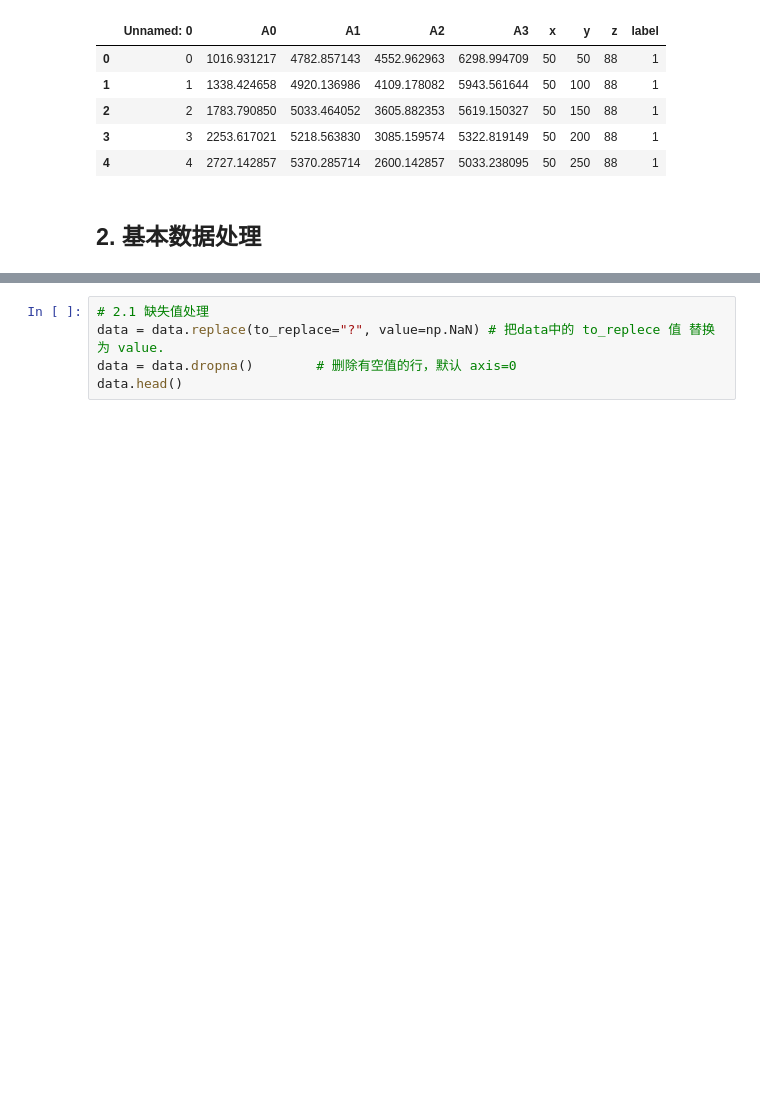
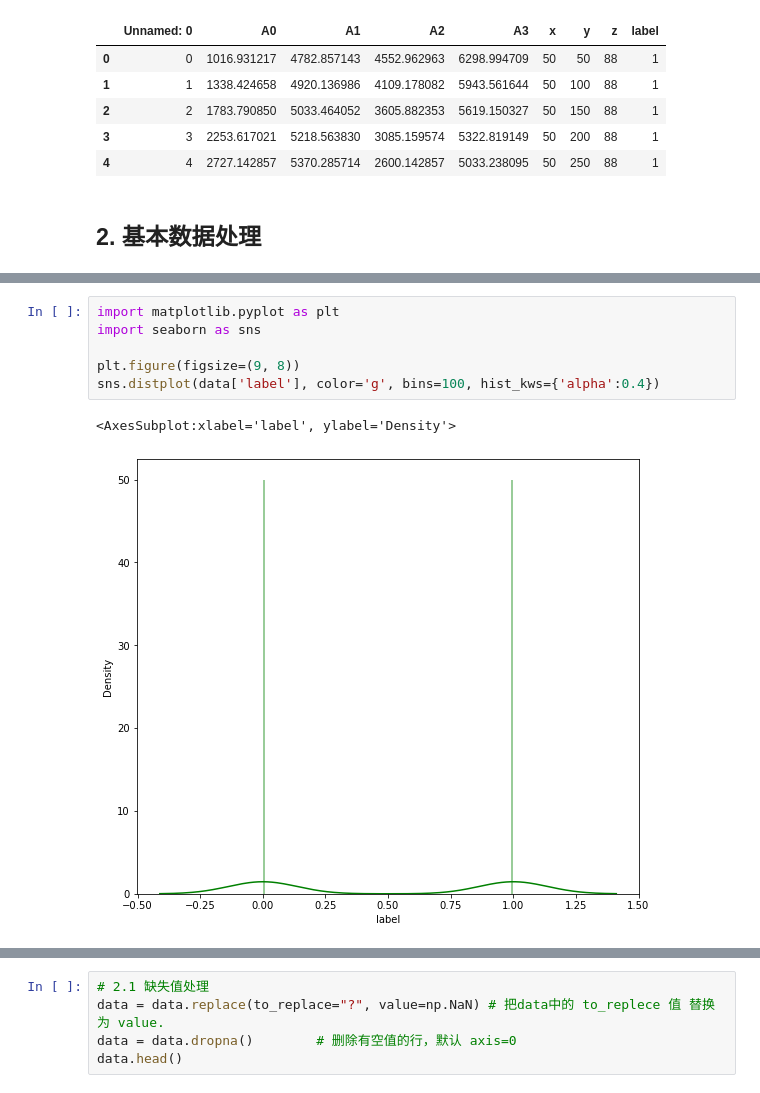
Before and after one commit to SunshineHai/LeetCode, a Jupyter notebook: MachineLearning/坐标预测测试.ipynb, the cells around one changed output, grey strips where cells are left out. Cells and saved outputs as stored; diff of their text form; blank space fills up the shorter version.

```diff
--- a/MachineLearning/坐标预测测试.ipynb
+++ b/MachineLearning/坐标预测测试.ipynb
@@ -20,0 +55,9 @@ data.head()
+# %%
+import matplotlib.pyplot as plt
+import seaborn as sns
+
+plt.figure(figsize=(9, 8))
+sns.distplot(data['label'], color='g', bins=100, hist_kws={'alpha':0.4})
+# %% [output]
+<AxesSubplot:xlabel='label', ylabel='Density'>
+[figure, added]
```
Also changed, not shown: parts of 8 cells of this notebook, 9 other files.
